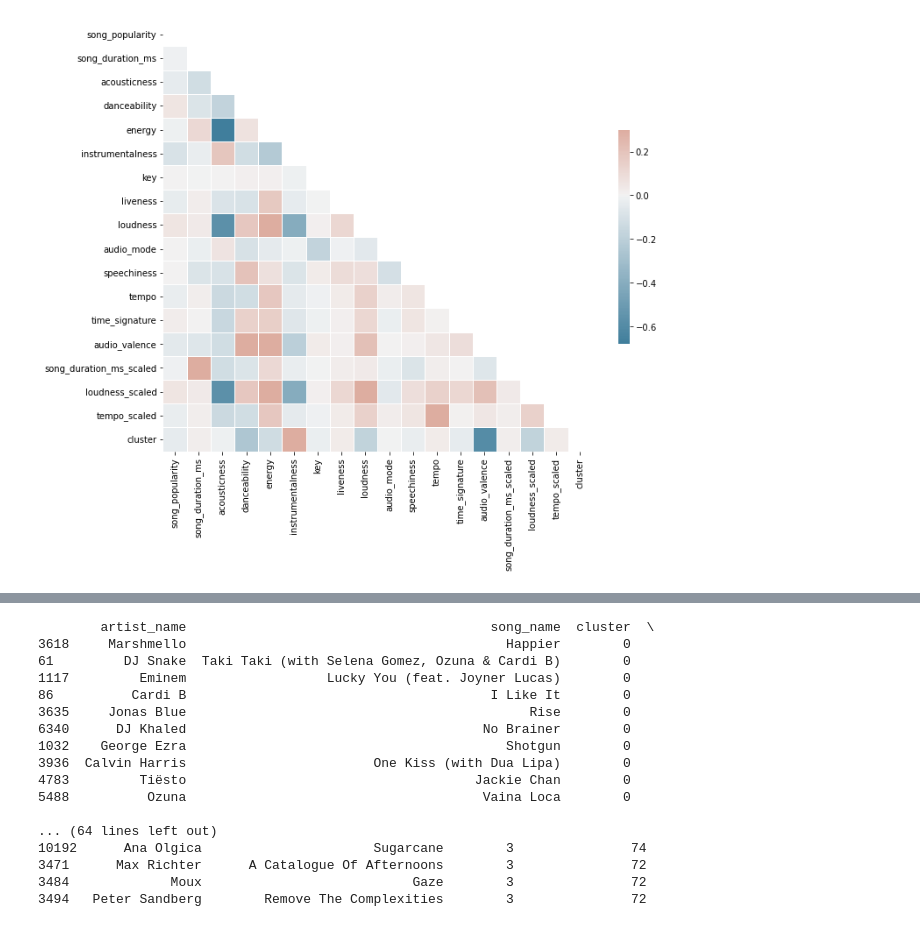
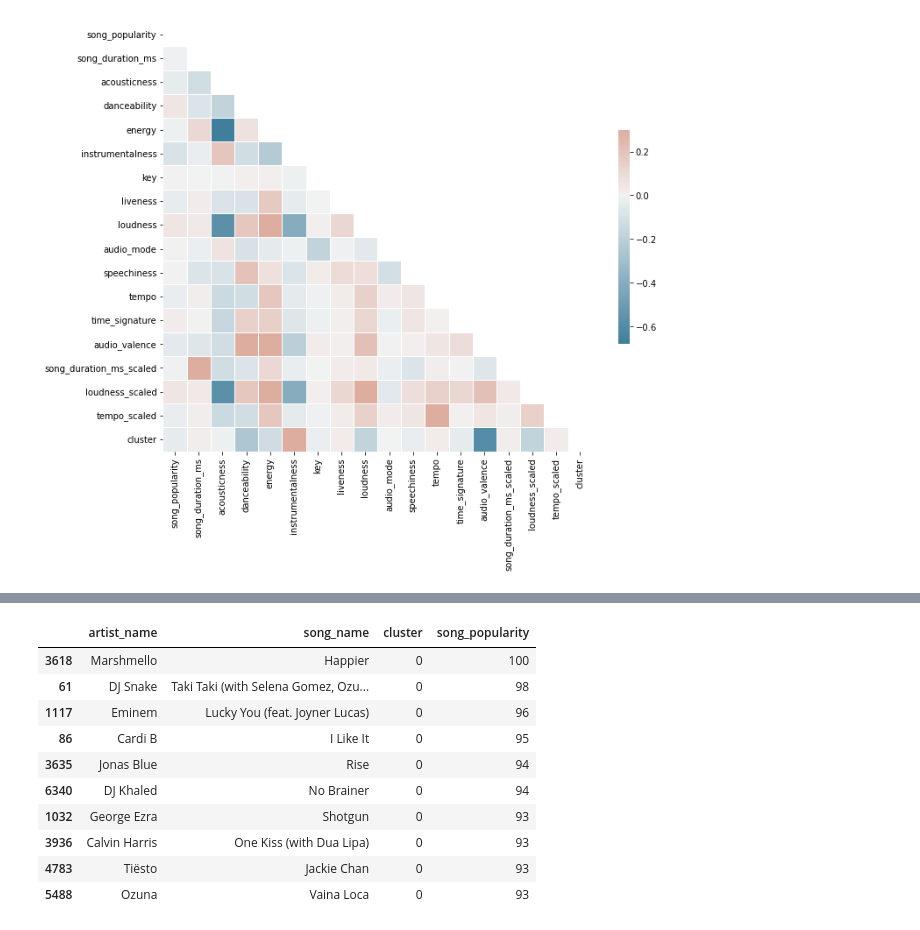
Before and after one commit to cedsvrn/song-recommendation, a Jupyter notebook: song-recommendation.ipynb, the cells around one changed output, grey strips where cells are left out. Cells and saved outputs as stored; diff of their text form; code cells hidden in the pictures.

Commit message:
Kaggle Notebook | Song recommendation | Version 9

```diff
--- a/song-recommendation.ipynb
+++ b/song-recommendation.ipynb
@@ -299,24 +357,17 @@ fig.show()
 [interactive output not drawn]
 # %%
 data_kmeans_top = data_kmeans[['artist_name', 'song_name', 'cluster', 'song_popularity']].sort_values(by=['cluster', 'song_popularity'], ascending=False)
-# %%
-for cluster in range(0,n_clusters-1):
-    print(data_kmeans_top[data_kmeans_top['cluster']==cluster].head(10))
-# %% [output]
-        artist_name                                       song_name  cluster  \
-3618     Marshmello                                         Happier        0
-61         DJ Snake  Taki Taki (with Selena Gomez, Ozuna & Cardi B)        0
-1117         Eminem                  Lucky You (feat. Joyner Lucas)        0
-86          Cardi B                                       I Like It        0
-3635     Jonas Blue                                            Rise        0
-6340      DJ Khaled                                      No Brainer        0
-1032    George Ezra                                         Shotgun        0
-3936  Calvin Harris                        One Kiss (with Dua Lipa)        0
-4783         Tiësto                                     Jackie Chan        0
-5488          Ozuna                                      Vaina Loca        0
-
-... (64 lines left out)
-10192      Ana Olgica                      Sugarcane        3               74
-3471      Max Richter      A Catalogue Of Afternoons        3               72
-3484             Moux                           Gaze        3               72
-3494   Peter Sandberg        Remove The Complexities        3               72
+# %%
+data_kmeans_top[data_kmeans_top['cluster']==0].head(10)
+# %% [output]
+|  | artist_name | song_name | cluster | song_popularity |
+| 3618 | Marshmello | Happier | 0 | 100 |
+| 61 | DJ Snake | Taki Taki (with Selena Gomez, Ozu... | 0 | 98 |
+| 1117 | Eminem | Lucky You (feat. Joyner Lucas) | 0 | 96 |
+| 86 | Cardi B | I Like It | 0 | 95 |
+| 3635 | Jonas Blue | Rise | 0 | 94 |
+| 6340 | DJ Khaled | No Brainer | 0 | 94 |
+| 1032 | George Ezra | Shotgun | 0 | 93 |
+| 3936 | Calvin Harris | One Kiss (with Dua Lipa) | 0 | 93 |
+| 4783 | Tiësto | Jackie Chan | 0 | 93 |
+| 5488 | Ozuna | Vaina Loca | 0 | 93 |
```
Also changed, not shown: parts of 6 cells of this notebook.
